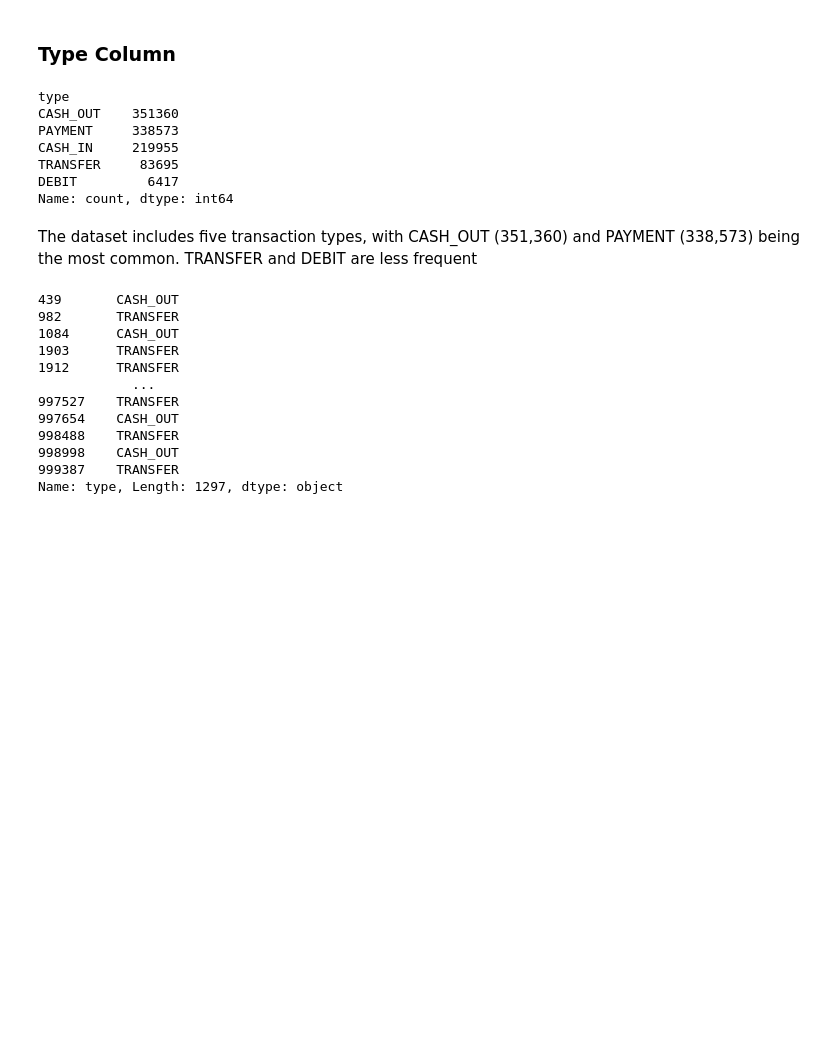
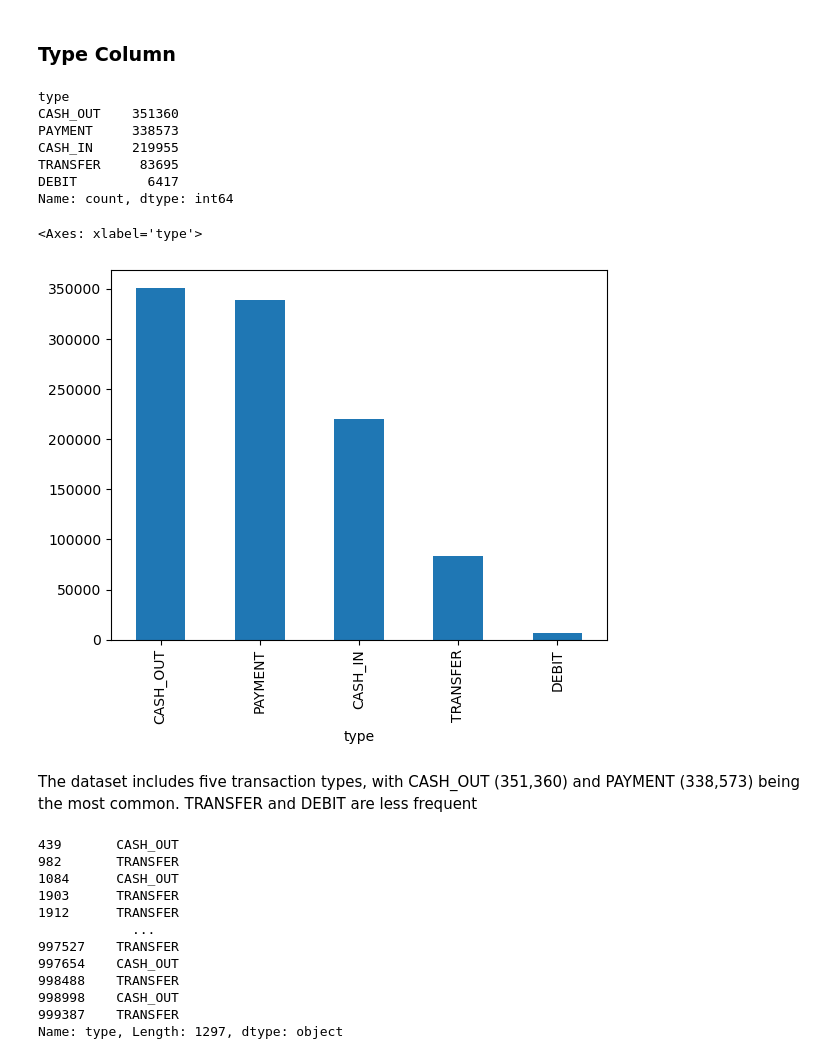
Before and after one commit to lubnaasmi/Financial-Fraud-Detection-, a Jupyter notebook: notebooks/eda.ipynb, the cells around one changed output. Cells and saved outputs as stored; diff of their text form; code cells hidden in the pictures; blank space fills up the shorter version.

```diff
--- a/notebooks/eda.ipynb
+++ b/notebooks/eda.ipynb
@@ -122,6 +122,13 @@ CASH_IN     219955
 TRANSFER     83695
 DEBIT         6417
 Name: count, dtype: int64
+# %%
+# visualisation
+
+transactions['type'].value_counts().plot.bar()
+# %% [output]
+<Axes: xlabel='type'>
+[figure, added]
 # %% [markdown]
 The dataset includes five transaction types, with CASH_OUT (351,360) and PAYMENT (338,573) being the most common. TRANSFER and DEBIT are less frequent
 # %%
```
Also changed, not shown: parts of 13 cells of this notebook, 2 other files.
